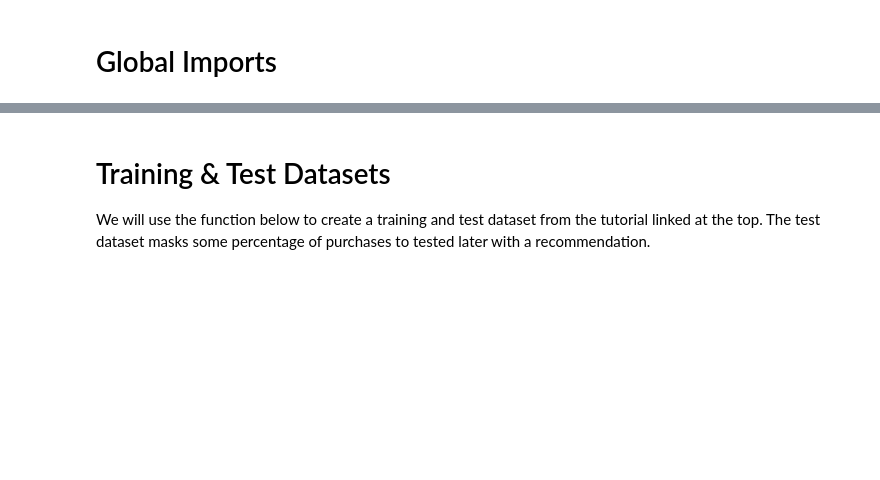
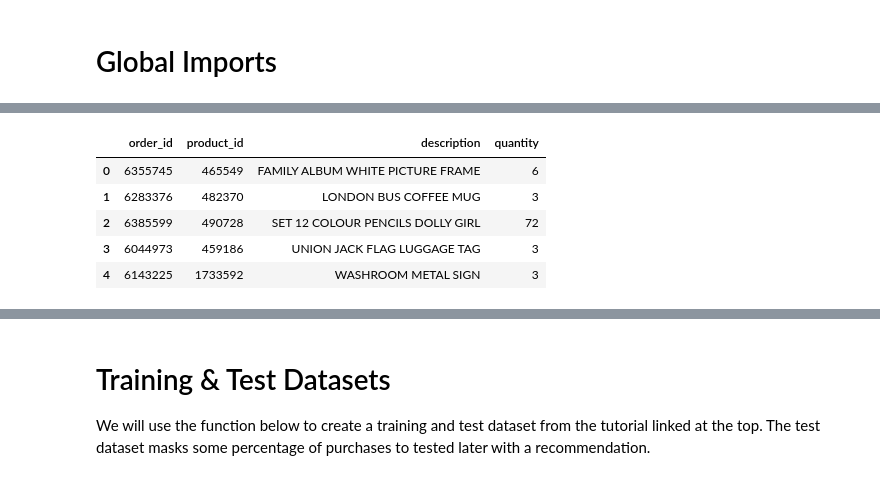
Before and after one commit to HSV-AI/product-recommendation, a Jupyter notebook: notebooks/vipin20-Implicit-Recommendation.ipynb, the cells around one changed output, grey strips where cells are left out. Drawn from its saved outputs; the diff is of its cells as text; code cells hidden in the pictures; blank space fills up the shorter version.

```diff
--- a/notebooks/vipin20-Implicit-Recommendation.ipynb
+++ b/notebooks/vipin20-Implicit-Recommendation.ipynb
@@ -40,4 +67,5 @@ from pandas.api.types import CategoricalDtype
 # %%
-transactions = catalog.load("vipin20_transactions")
+transactions = catalog.load("transactions")
 print('Loaded',len(transactions),'rows')
 transactions.head()
+# %% [output]
@@ -44,3 +74,9 @@ transactions.head()
+|  | order_id | product_id | description | quantity |
+| 0 | 6355745 | 465549 | FAMILY ALBUM WHITE PICTURE FRAME | 6 |
+| 1 | 6283376 | 482370 | LONDON BUS COFFEE MUG | 3 |
+| 2 | 6385599 | 490728 | SET 12 COLOUR PENCILS DOLLY GIRL | 72 |
+| 3 | 6044973 | 459186 | UNION JACK FLAG LUGGAGE TAG | 3 |
+| 4 | 6143225 | 1733592 | WASHROOM METAL SIGN | 3 |
 # %%
 transaction_list = list(np.sort(transactions.order_id.unique())) # Get our unique customers
 item_list = list(transactions.product_id.unique()) # Get our unique products that were purchased
```
Also changed, not shown: parts of 16 cells of this notebook, 7 other files.
